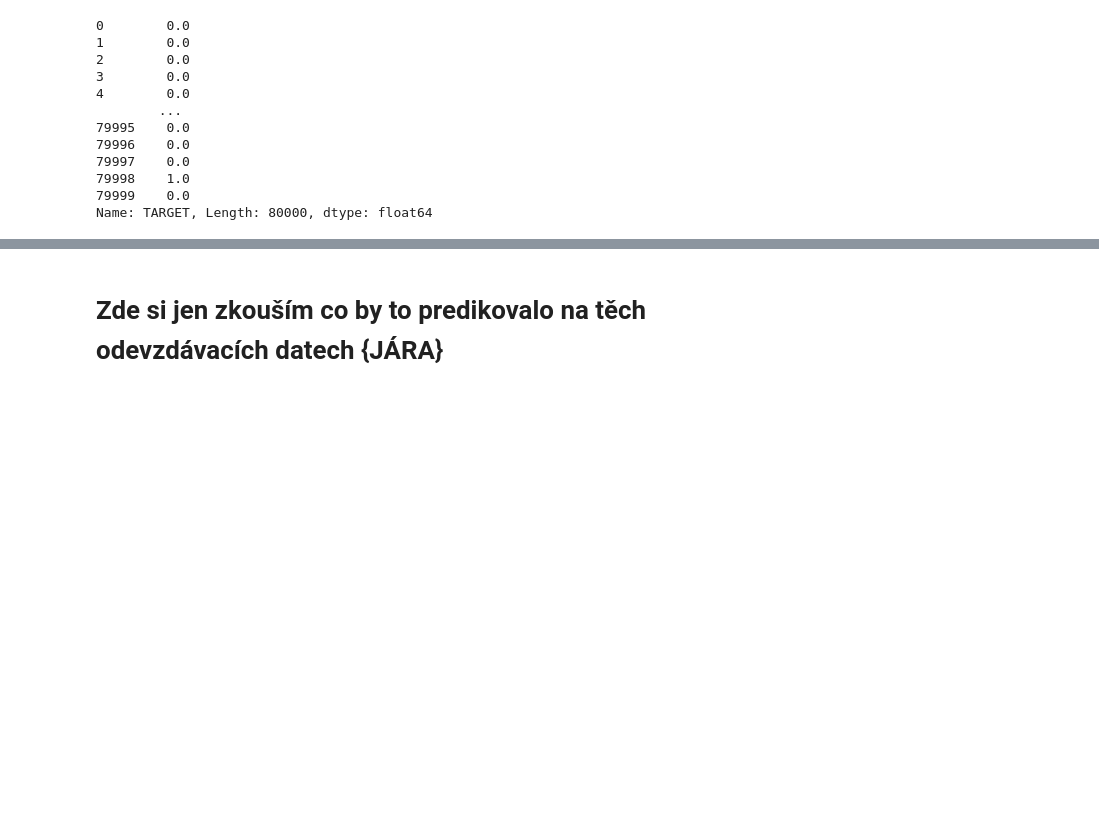
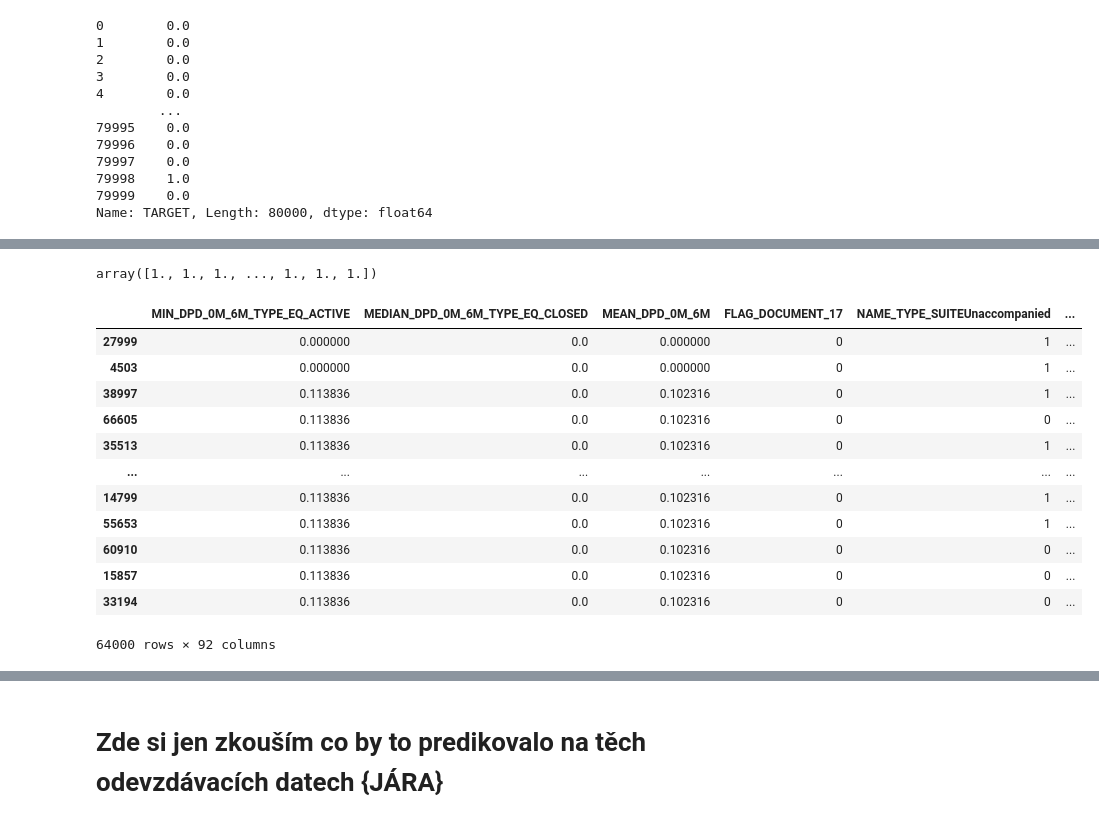
Before and after one commit to macounj1/ukol1datascience, a Jupyter notebook: codeukol1.ipynb, the cells around one changed output, grey strips where cells are left out. Saved outputs shown, nothing was run; the diff lists cells and outputs as text; code cells hidden in the pictures; blank space fills up the shorter version.

```diff
--- a/codeukol1.ipynb
+++ b/codeukol1.ipynb
@@ -800,0 +1011,20 @@ vys.sum()
+# %%
+clf_list[8].predict_proba(X_train_oh[predictors_fraction[8]])[:,1]
+# %% [output]
+array([1., 1., 1., ..., 1., 1., 1.])
+# %%
+X_train_oh[predictors_fraction[8]]
+# %% [output]
+|  | MIN_DPD_0M_6M_TYPE_EQ_ACTIVE | MEDIAN_DPD_0M_6M_TYPE_EQ_CLOSED | MEAN_DPD_0M_6M | FLAG_DOCUMENT_17 | NAME_TYPE_SUITEUnaccompanied | ... |
+| 27999 | 0.000000 | 0.0 | 0.000000 | 0 | 1 | ... |
+| 4503 | 0.000000 | 0.0 | 0.000000 | 0 | 1 | ... |
+| 38997 | 0.113836 | 0.0 | 0.102316 | 0 | 1 | ... |
+| 66605 | 0.113836 | 0.0 | 0.102316 | 0 | 0 | ... |
+| 35513 | 0.113836 | 0.0 | 0.102316 | 0 | 1 | ... |
+| ... | ... | ... | ... | ... | ... | ... |
+| 14799 | 0.113836 | 0.0 | 0.102316 | 0 | 1 | ... |
+| 55653 | 0.113836 | 0.0 | 0.102316 | 0 | 1 | ... |
+| 60910 | 0.113836 | 0.0 | 0.102316 | 0 | 0 | ... |
+| 15857 | 0.113836 | 0.0 | 0.102316 | 0 | 0 | ... |
+| 33194 | 0.113836 | 0.0 | 0.102316 | 0 | 0 | ... |
+64000 rows × 92 columns
```
Also changed, not shown: parts of 51 cells of this notebook.
